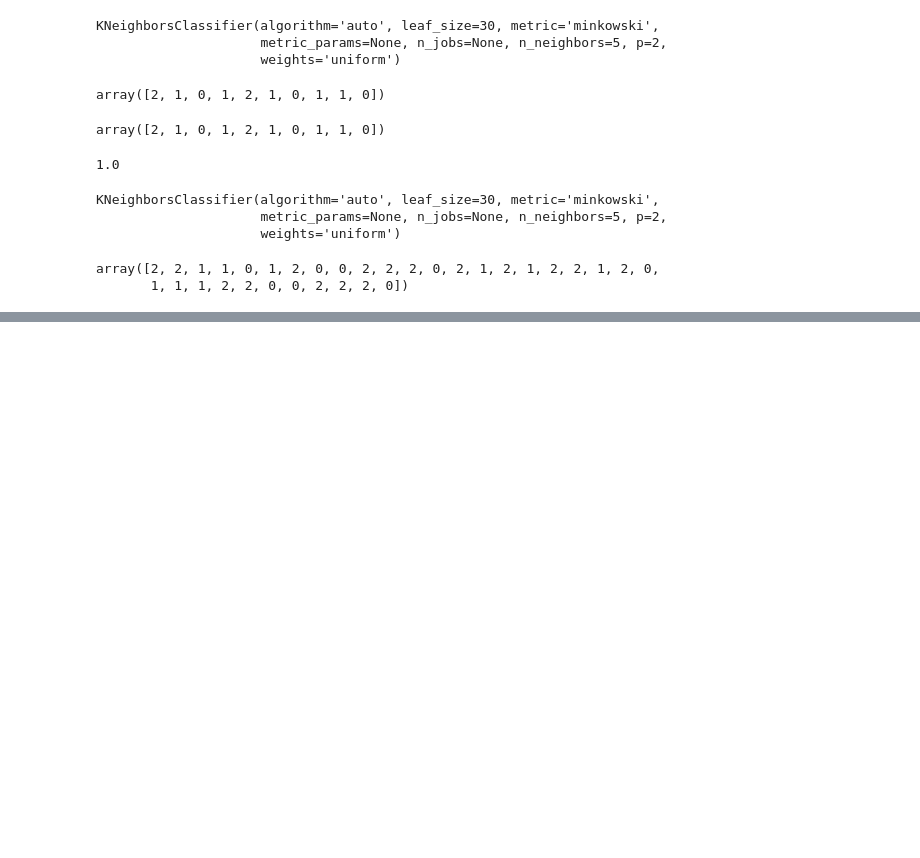
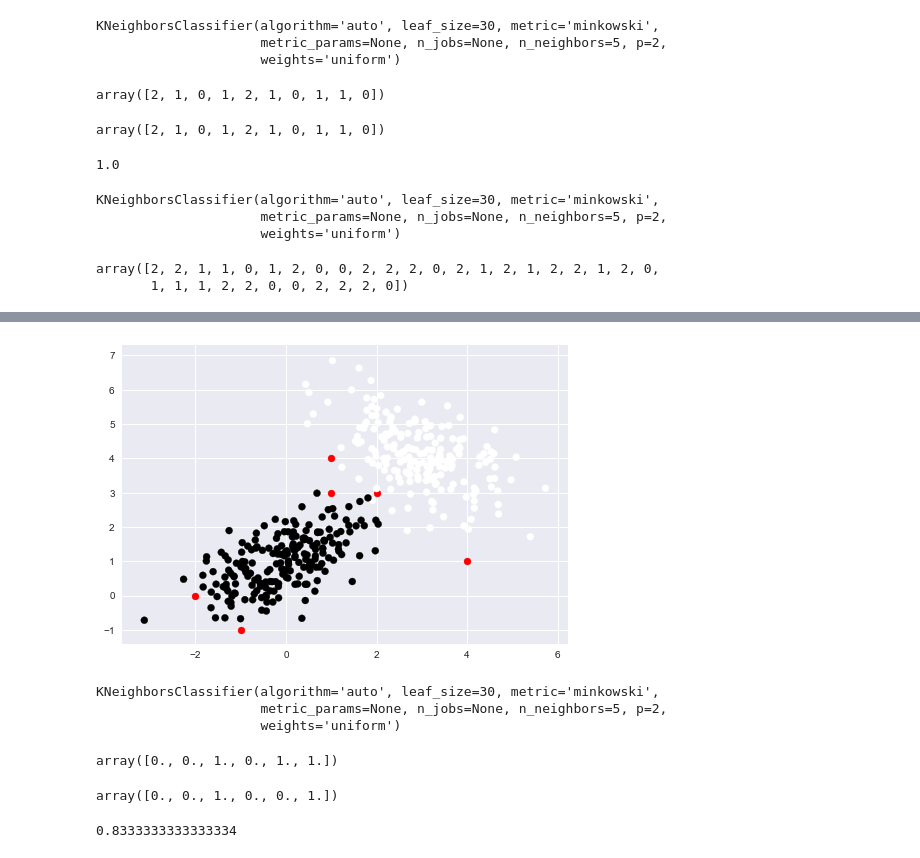
Before and after one commit to JayantGoel001/KNN, a Jupyter notebook: KNN.ipynb, the cells around one changed output, grey strips where cells are left out. Cells and saved outputs as stored; diff of their text form; code cells hidden in the pictures; blank space fills up the shorter version.

```diff
--- a/KNN.ipynb
+++ b/KNN.ipynb
@@ -48,0 +80,7 @@ m
+# %%
+query=np.array([[2,3],[4,1],[-2,0],[1,4],[1,3],[-1,-1]])
+plt.scatter(query[:,0],query[:,1],c='red')
+plt.scatter(X[:,0],X[:,1],c=y)
+plt.show()
+# %% [output]
+[figure, added]
@@ -48,0 +89,18 @@ m
+# %%
+model.fit(X,y)
+# %% [output]
+KNeighborsClassifier(algorithm='auto', leaf_size=30, metric='minkowski',
+                     metric_params=None, n_jobs=None, n_neighbors=5, p=2,
+                     weights='uniform')
+# %%
+model.predict(query)
+# %% [output]
+array([0., 0., 1., 0., 1., 1.])
+# %%
+y[query[:,0]]
+# %% [output]
+array([0., 0., 1., 0., 0., 1.])
+# %%
+model.score(query,y[query[:,0]])
+# %% [output]
+0.8333333333333334
```
Also changed, not shown: parts of 12 cells of this notebook, 2 other files.
